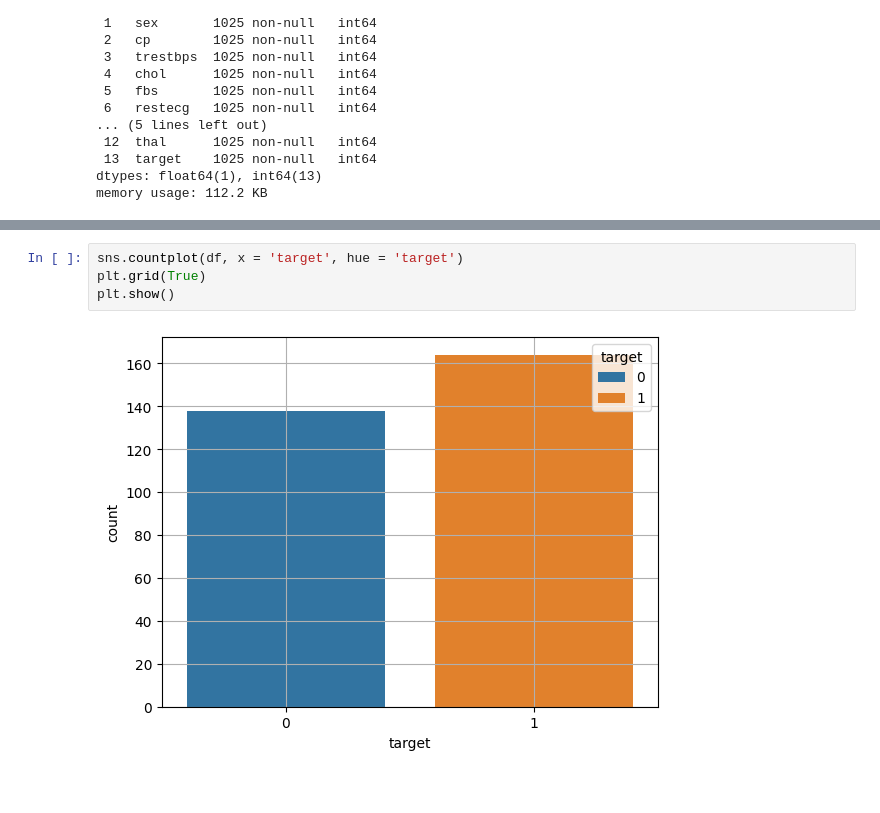
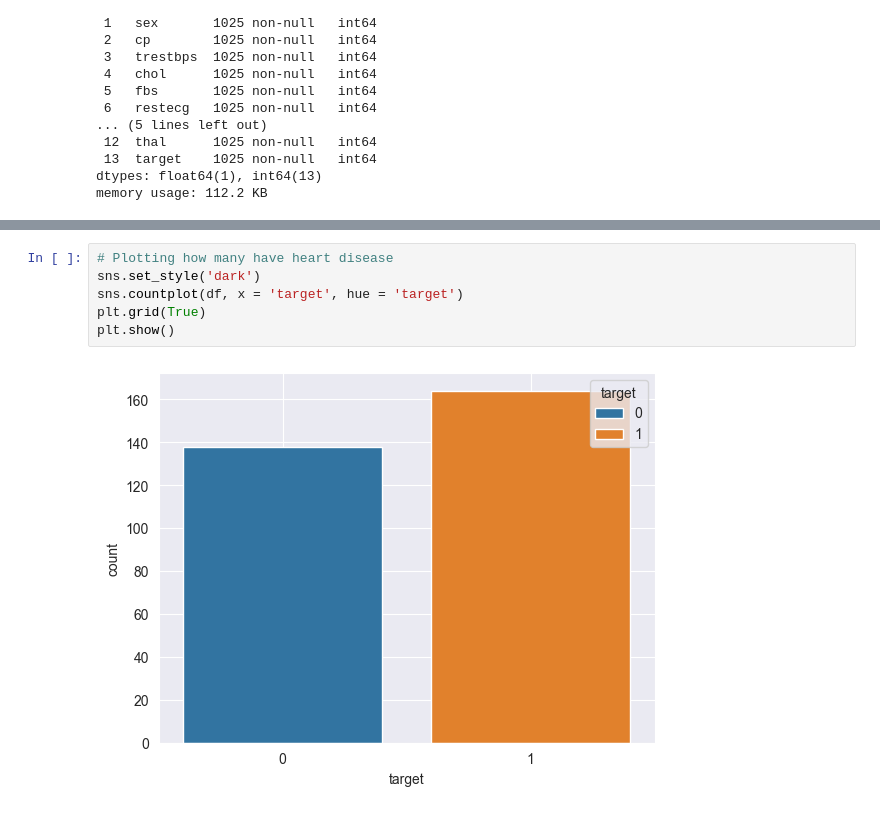
Before and after one commit to ShiwangitaSingh/Data-Science-with-Python-, a Jupyter notebook: Task-5 Feature Engineering and Selection/Task_5.ipynb, the cells around one changed output, grey strips where cells are left out. Drawn from its saved outputs; the diff is of its cells as text.

```diff
--- a/Task-5 Feature Engineering and Selection/Task_5.ipynb
+++ b/Task-5 Feature Engineering and Selection/Task_5.ipynb
@@ -75,7 +89,9 @@ plt.show()
 # %%
+# Plotting how many have heart disease
+sns.set_style('dark')
 sns.countplot(df, x = 'target', hue = 'target')
 plt.grid(True)
 plt.show()
 # %% [output]
-[figure, old version]
+[figure, new version]
 # %%
```
Also changed, not shown: parts of 13 cells of this notebook.
